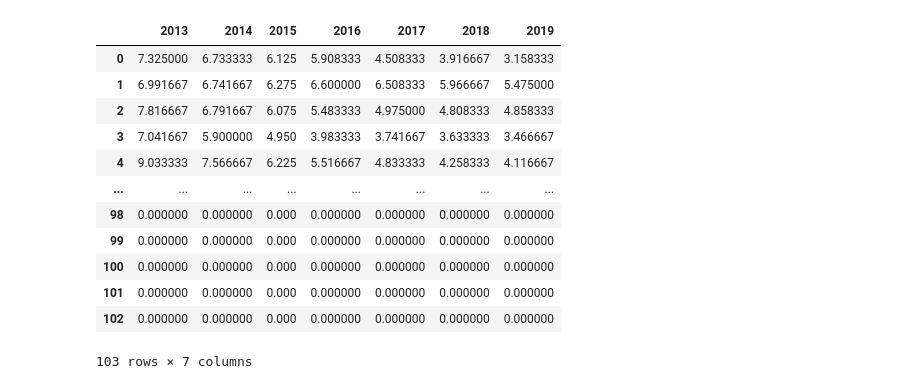
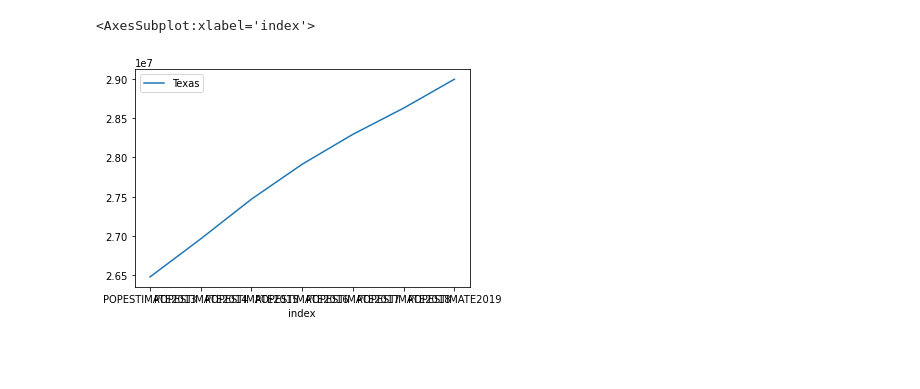
Before and after one commit to aariandhanani/AarianDhananiDataScience, a Jupyter notebook: finalProject.ipynb, the cells around one changed output. Cells and saved outputs as stored; diff of their text form; code cells hidden in the pictures; blank space fills up the shorter version.

```diff
--- a/finalProject.ipynb
+++ b/finalProject.ipynb
@@ -67,49 +149,18 @@ del population['NRANK_PPCHG2016']
 del population['NRANK_PPCHG2017']
 del population['NRANK_PPCHG2018']
 del population['NRANK_PPCHG2019']
+
+population.drop([0,1,2,3,4], axis = 0, inplace=True)
+population.reset_index(inplace = True, drop = True)
+del population['POPESTIMATE2010']
+del population['POPESTIMATE2011']
+del population['POPESTIMATE2012']
-# %%
-year13 = [col for col in unemployment.columns if '13' in col]
-unemployment['2013'] = unemployment[year13].sum(axis=1)
-unemployment['2013'] = unemployment['2013']/12
-
-year14 = [col for col in unemployment.columns if '14' in col]
-unemployment['2014'] = unemployment[year14].sum(axis=1)
-unemployment['2014'] = unemployment['2014']/12
-
-year15 = [col for col in unemployment.columns if '15' in col]
-unemployment['2015'] = unemployment[year15].sum(axis=1)
-unemployment['2015'] = unemployment['2015']/12
-
-year16 = [col for col in unemployment.columns if '16' in col]
-unemployment['2016'] = unemployment[year16].sum(axis=1)
-unemployment['2016'] = unemployment['2016']/12
-
-year17 = [col for col in unemployment.columns if '17' in col]
-unemployment['2017'] = unemployment[year17].sum(axis=1)
-unemployment['2017'] = unemployment['2017']/12
-
-year18 = [col for col in unemployment.columns if '18' in col]
-unemployment['2018'] = unemployment[year18].sum(axis=1)
-unemployment['2018'] = unemployment['2018']/12
-
-year19 = [col for col in unemployment.columns if '19' in col]
-unemployment['2019'] = unemployment[year19].sum(axis=1)
-unemployment['2019'] = unemployment['2019']/12
-
-unemployment.drop(unemployment.columns.difference(['state','2013','2014','2015','2016','2017','2018','2019']), 1, inplace = True)
-
-unemployment
-# %% [output]
-|  | 2013 | 2014 | 2015 | 2016 | 2017 | 2018 | 2019 |
-| 0 | 7.325000 | 6.733333 | 6.125 | 5.908333 | 4.508333 | 3.916667 | 3.158333 |
-| 1 | 6.991667 | 6.741667 | 6.275 | 6.600000 | 6.508333 | 5.966667 | 5.475000 |
-| 2 | 7.816667 | 6.791667 | 6.075 | 5.483333 | 4.975000 | 4.808333 | 4.858333 |
-| 3 | 7.041667 | 5.900000 | 4.950 | 3.983333 | 3.741667 | 3.633333 | 3.466667 |
-| 4 | 9.033333 | 7.566667 | 6.225 | 5.516667 | 4.833333 | 4.258333 | 4.116667 |
-| ... | ... | ... | ... | ... | ... | ... | ... |
-| 98 | 0.000000 | 0.000000 | 0.000 | 0.000000 | 0.000000 | 0.000000 | 0.000000 |
-| 99 | 0.000000 | 0.000000 | 0.000 | 0.000000 | 0.000000 | 0.000000 | 0.000000 |
-| 100 | 0.000000 | 0.000000 | 0.000 | 0.000000 | 0.000000 | 0.000000 | 0.000000 |
-| 101 | 0.000000 | 0.000000 | 0.000 | 0.000000 | 0.000000 | 0.000000 | 0.000000 |
-| 102 | 0.000000 | 0.000000 | 0.000 | 0.000000 | 0.000000 | 0.000000 | 0.000000 |
-103 rows × 7 columns
+# %%
+population.set_index('NAME',inplace=True)
+population = population.transpose()
+population = population.reset_index(drop=False,inplace=False)
+stateSelected = 'Texas'
+population.plot('index',stateSelected)
+# %% [output]
+<AxesSubplot:xlabel='index'>
+[figure, added]
```
Also changed, not shown: parts of 6 cells of this notebook, 2 other files.
